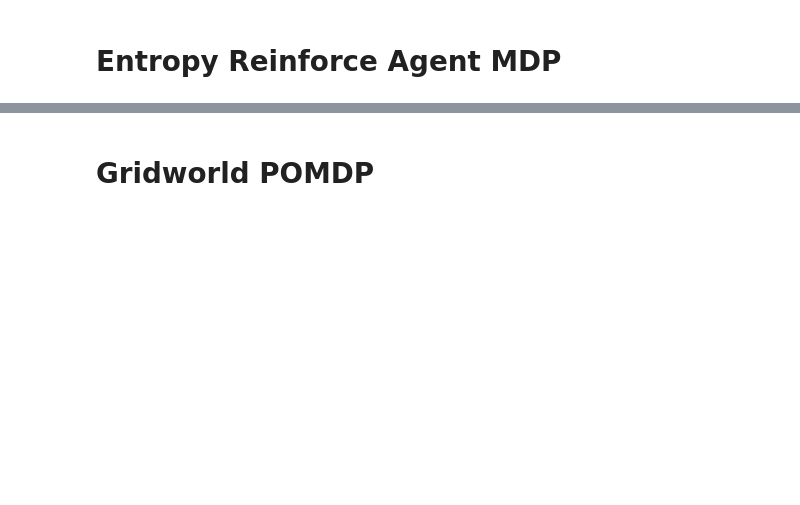
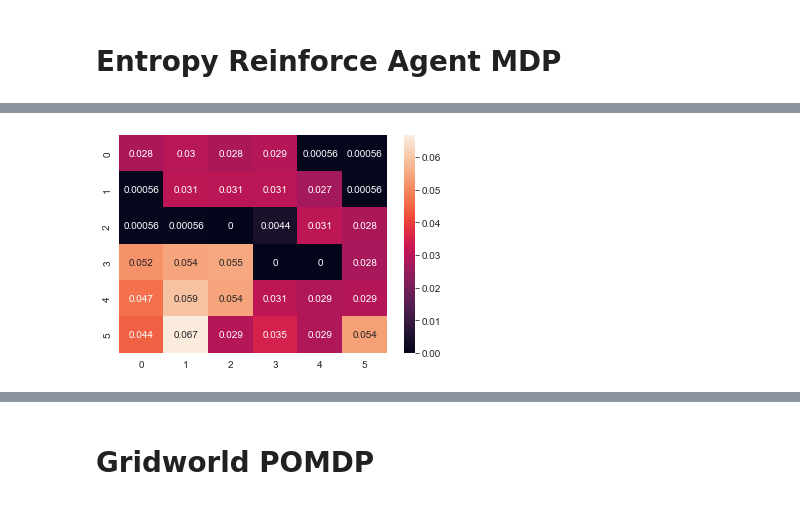
Before and after one commit to duiliocirino/Thesis, a Jupyter notebook: Exploration POMDP/MultiRoomGridworld.ipynb, the cells around one changed output, grey strips where cells are left out. Saved outputs shown, nothing was run; the diff lists cells and outputs as text; code cells hidden in the pictures; blank space fills up the shorter version.

```diff
--- a/Exploration POMDP/MultiRoomGridworld.ipynb
+++ b/Exploration POMDP/MultiRoomGridworld.ipynb
@@ -462,0 +452,88 @@ class REINFORCEAgentE(REINFORCEAgent):
+# %%
+n_episodes = 5000
+n_traj = 50
+n_run = 3
+confidence = 0.95
+time_horizon = 36
+env = GridworldEnvGoalless(time_horizon=time_horizon, prob=0)
+
+with tqdm(total=n_run * n_episodes, ncols=80) as pbar:
+    # Train the agent and plot the entropies
+    list_entropies = []
+    for r in range(n_run):
+        agent = REINFORCEAgentE(env, alpha=0.25)
+        avg_entropies = []
+        for i in range(n_episodes):
+            episodes = []
+            entropies = []
+            for k in range(n_traj):
+                episode = []
+                d_t = np.zeros(env.state_space.n)
+                state = env.reset()
+                done = False
+                while not done:
+                    # Get the index of the state
+                    state_index = agent.env.state_to_index(state)
+                    # Update state visitation
+                    d_t[state_index] += 1
+                    # Get the one hot encoding
+                    ohe_state = agent.ohe_states[state_index, :]
+                    # Sample the action from the state
+                    action, probs = agent.get_action(ohe_state)
+                    # Compute the step
+                    next_state, reward, done, _ = env.step(action)
+                    episode.append((ohe_state, action, probs, reward, next_state))
+                    state = next_state
+                d_t /= len(episode)
+                episodes.append((episode, d_t))
+            entropies = agent.update_multiple_sampling(episodes)
+            avg_entropies.append(np.mean(entropies))
+            pbar.update(1)
+        # Visualization of policy and expected state visitation
+        d_t = np.zeros(env.state_space.n)
+        for i in range(n_traj):
+            state = env.reset()
+            done = False
+            while not done:
+                # Get the index of the state
+                state_index = agent.env.state_to_index(state)
+                # Update state visitation
+                d_t[state_index] += 1
+                # Get the one hot encoding
+                ohe_state = agent.ohe_states[state_index, :]
+                # Sample the action from the state
+                action, probs = agent.get_action(ohe_state)
+                # Compute the step
+                next_state, reward, done, _ = env.step(action)
+                state = next_state
+        d_t /= (time_horizon * n_traj)
+        # Print the final heatmap
+        print("Final State Distribution:")
+        print_heatmap(agent, d_t)
+        # Print the ending policy
+        print("Ending Policy:")
+        print_gridworld_with_policy(agent)
+        list_entropies.append(avg_entropies)
+    list_entropies = np.transpose(np.array(list_entropies), (1,0))
+
+# Initialize the plotting vectors
+fig, ax = plt.subplots(figsize=(30,10))
+entropies_means = []
+under_line = []
+over_line = []
+for i in range(n_episodes):
+    entropies_mean = np.mean(list_entropies[i])
+    entropies_std = np.std(list_entropies[i])
+    freedom_deg = n_run - 1
+    t_crit = np.abs(t.ppf((1 - confidence) / 2, freedom_deg))
+    entropies_means.append(entropies_mean)
+    under_line.append(entropies_mean - entropies_std * t_crit / np.sqrt(n_run))
+    over_line.append(entropies_mean + entropies_std * t_crit / np.sqrt(n_run))
+ax.clear()
+ax.plot(entropies_means, label='Entropy')
+ax.fill_between(np.arange(n_episodes), under_line, over_line, color='b', alpha=0.1)
+ax.set_xlabel('Episode')
+ax.set_ylabel('Entropy')
+ax.legend()
+fig.canvas.draw()
+# %% [output]
@@ -462,0 +542 @@ class REINFORCEAgentE(REINFORCEAgent):
+[figure, added]
```
Also changed, not shown: parts of 16 cells of this notebook, 3 other files.
